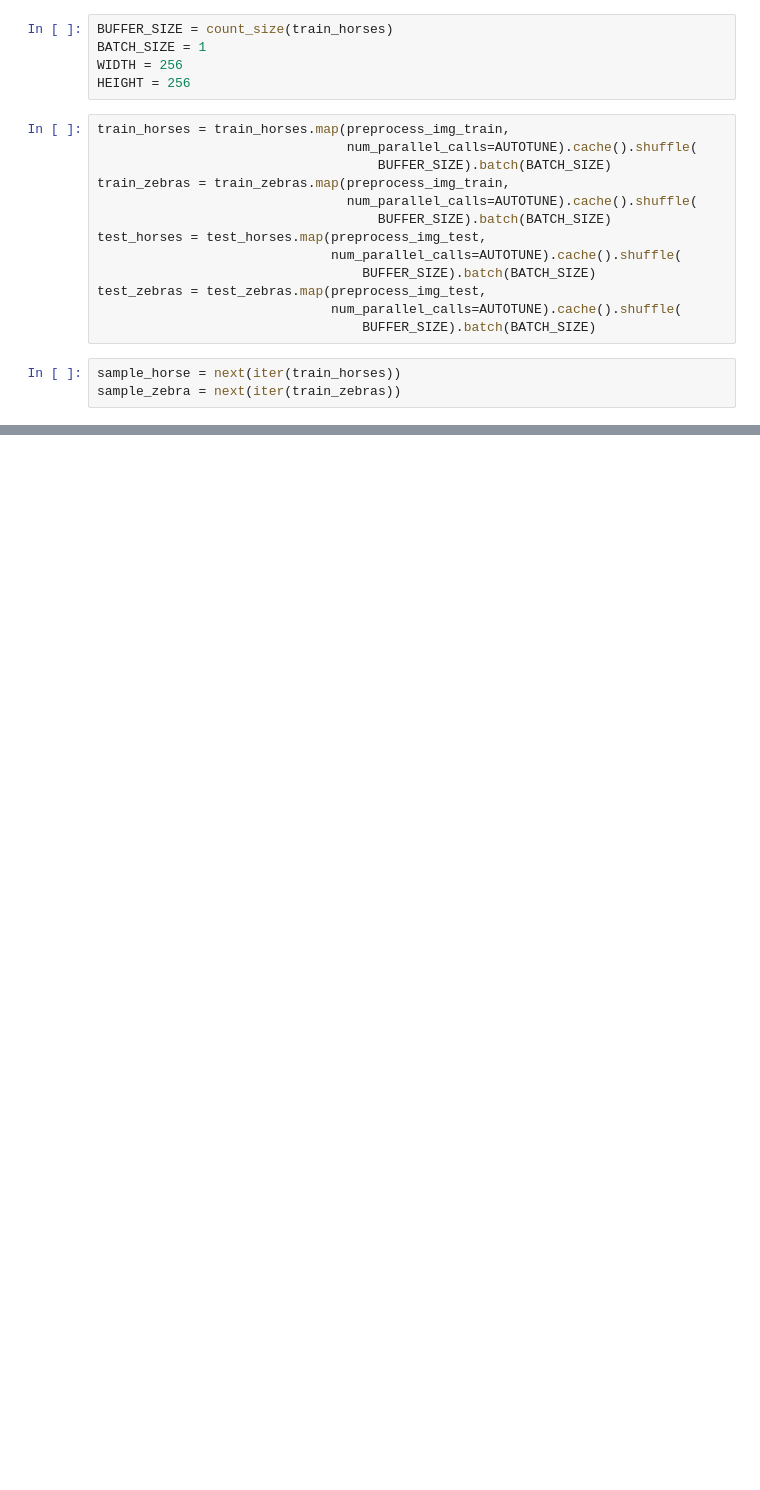
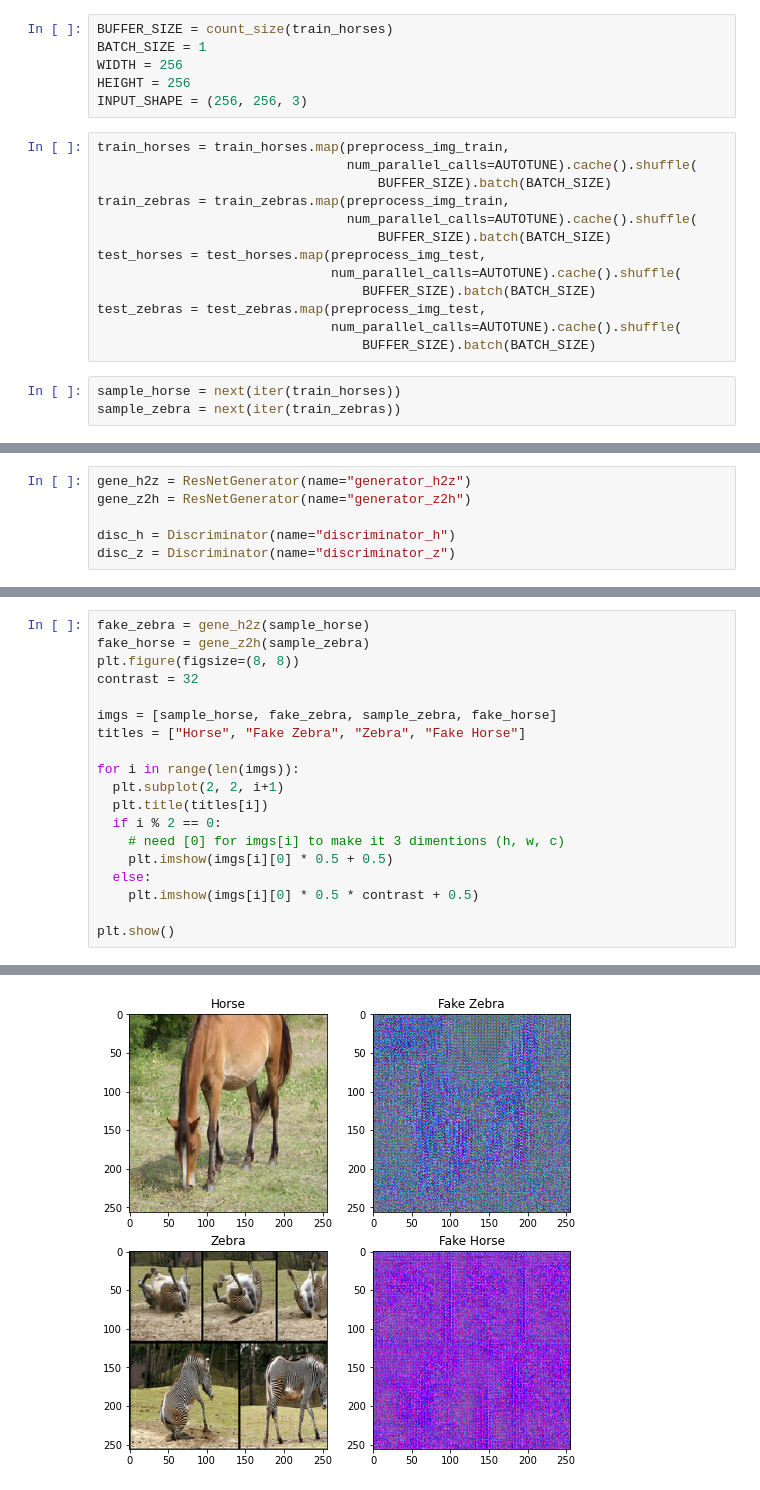
Before and after one commit to Masao-Taketani/various_GANs_analysis, a Jupyter notebook: cyclegan.ipynb, the cells around one changed output, grey strips where cells are left out. Drawn from its saved outputs; the diff is of its cells as text; blank space fills up the shorter version.

Commit message:
need to implement the training script

```diff
--- a/cyclegan.ipynb
+++ b/cyclegan.ipynb
@@ -77,6 +95,7 @@ BUFFER_SIZE = count_size(train_horses)
 BATCH_SIZE = 1
 WIDTH = 256
 HEIGHT = 256
+INPUT_SHAPE = (256, 256, 3)
 # %%
 train_horses = train_horses.map(preprocess_img_train,
                                 num_parallel_calls=AUTOTUNE).cache().shuffle(
@@ -103,0 +522,6 @@ plot_sample_img(sample_zebra[0], "Zebra")
+# %%
+gene_h2z = ResNetGenerator(name="generator_h2z")
+gene_z2h = ResNetGenerator(name="generator_z2h")
+
+disc_h = Discriminator(name="discriminator_h")
+disc_z = Discriminator(name="discriminator_z")
@@ -103,0 +568,20 @@ plot_sample_img(sample_zebra[0], "Zebra")
+# %%
+fake_zebra = gene_h2z(sample_horse)
+fake_horse = gene_z2h(sample_zebra)
+plt.figure(figsize=(8, 8))
+contrast = 32
+
+imgs = [sample_horse, fake_zebra, sample_zebra, fake_horse]
+titles = ["Horse", "Fake Zebra", "Zebra", "Fake Horse"]
+
+for i in range(len(imgs)):
+  plt.subplot(2, 2, i+1)
+  plt.title(titles[i])
+  if i % 2 == 0:
+    # need [0] for imgs[i] to make it 3 dimentions (h, w, c)
+    plt.imshow(imgs[i][0] * 0.5 + 0.5)
+  else:
+    plt.imshow(imgs[i][0] * 0.5 * contrast + 0.5)
+
+plt.show()
+# %% [output]
@@ -103,0 +590 @@ plot_sample_img(sample_zebra[0], "Zebra")
+[figure, added]
```
Also changed, not shown: parts of 18 cells of this notebook.
